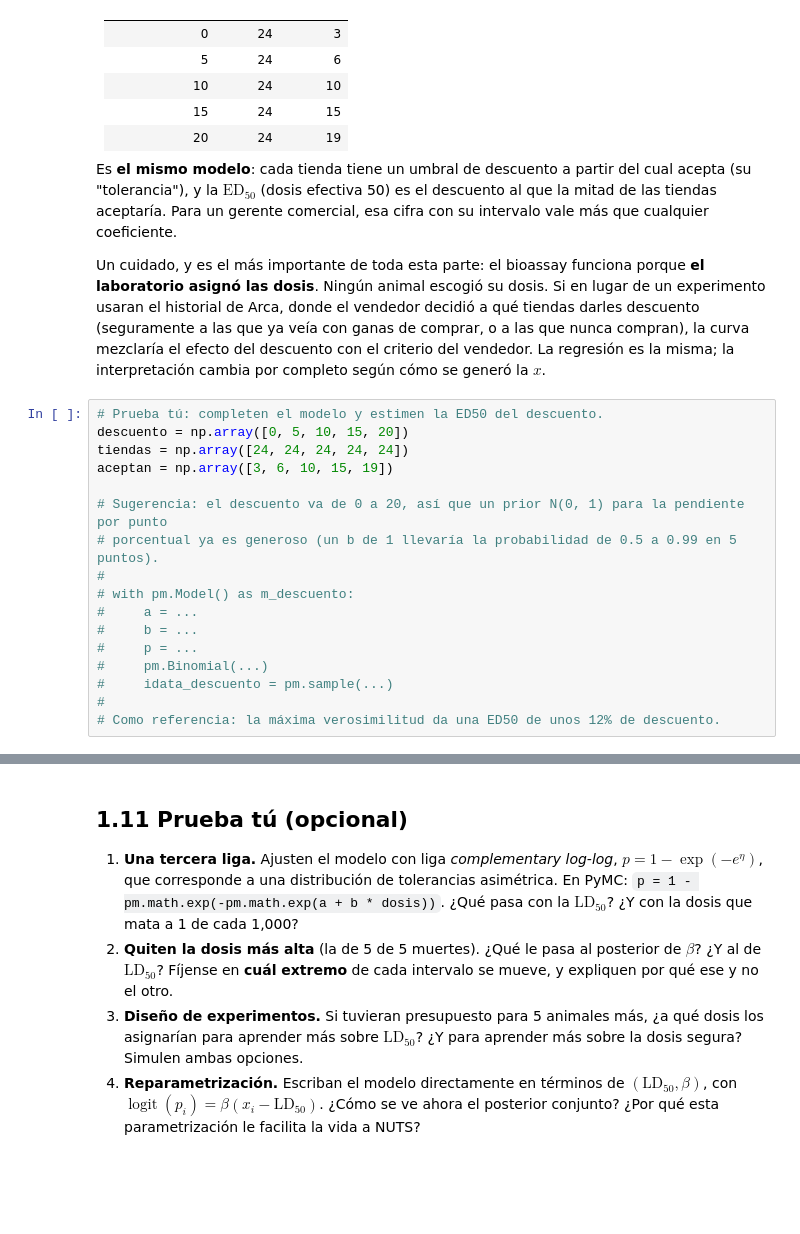
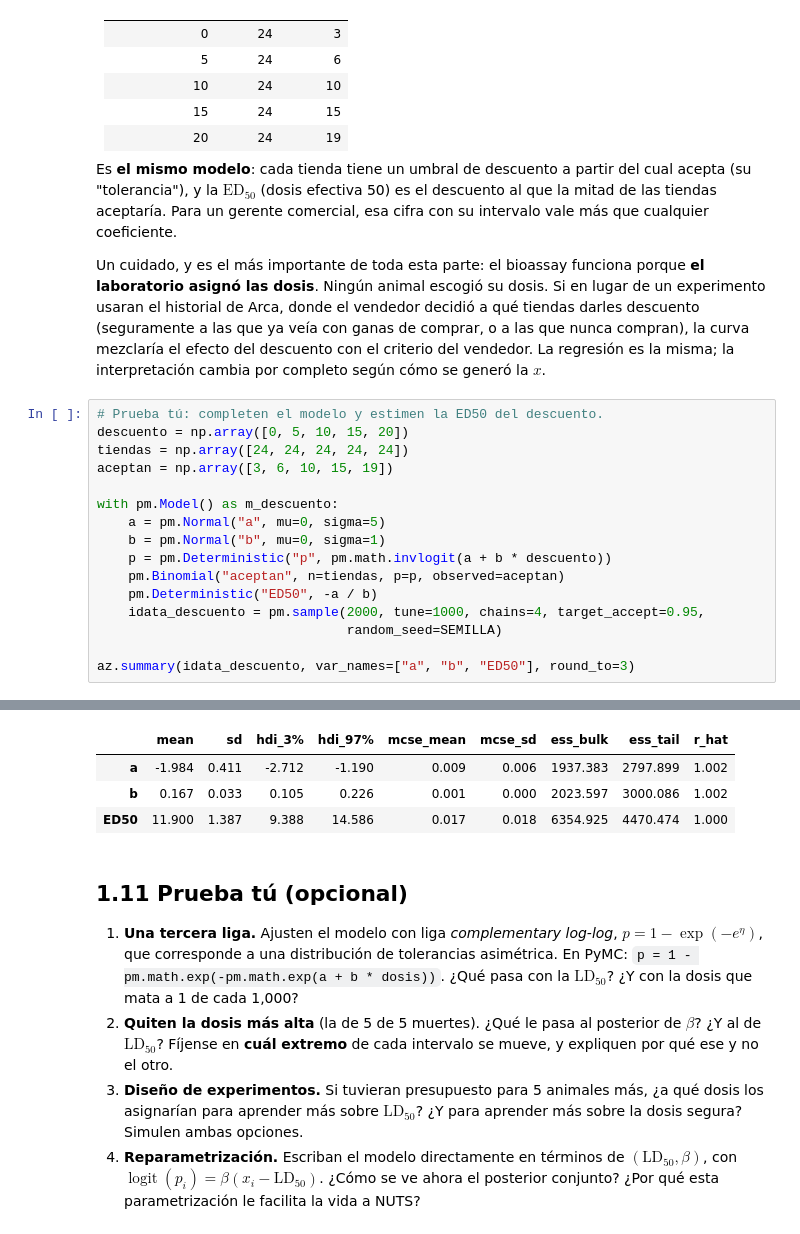
Before and after one commit to mirandaurban/tc3009c, a Jupyter notebook: Estadística/Tareas/TC3009C_GLMs.ipynb, the cells around one changed output, grey strips where cells are left out. Drawn from its saved outputs; the diff is of its cells as text; blank space fills up the shorter version.

```diff
--- a/Estadística/Tareas/TC3009C_GLMs.ipynb
+++ b/Estadística/Tareas/TC3009C_GLMs.ipynb
@@ -401,14 +405,14 @@ descuento = np.array([0, 5, 10, 15, 20])
 tiendas = np.array([24, 24, 24, 24, 24])
 aceptan = np.array([3, 6, 10, 15, 19])
 
-# Sugerencia: el descuento va de 0 a 20, así que un prior N(0, 1) para la pendiente por punto
-# porcentual ya es generoso (un b de 1 llevaría la probabilidad de 0.5 a 0.99 en 5 puntos).
-#
-# with pm.Model() as m_descuento:
-#     a = ...
-#     b = ...
-#     p = ...
-#     pm.Binomial(...)
-#     idata_descuento = pm.sample(...)
-#
-# Como referencia: la máxima verosimilitud da una ED50 de unos 12% de descuento.
+with pm.Model() as m_descuento:
+    a = pm.Normal("a", mu=0, sigma=5)
+    b = pm.Normal("b", mu=0, sigma=1)
+    p = pm.Deterministic("p", pm.math.invlogit(a + b * descuento))
+    pm.Binomial("aceptan", n=tiendas, p=p, observed=aceptan)
+    pm.Deterministic("ED50", -a / b)
+    idata_descuento = pm.sample(2000, tune=1000, chains=4, target_accept=0.95,
+                                random_seed=SEMILLA)
+
+az.summary(idata_descuento, var_names=["a", "b", "ED50"], round_to=3)
+# %% [output]
@@ -415,3 +421,7 @@ aceptan = np.array([3, 6, 10, 15, 19])
+|  | mean | sd | hdi_3% | hdi_97% | mcse_mean | mcse_sd | ess_bulk | ess_tail | r_hat |
+| a | -1.984 | 0.411 | -2.712 | -1.190 | 0.009 | 0.006 | 1937.383 | 2797.899 | 1.002 |
+| b | 0.167 | 0.033 | 0.105 | 0.226 | 0.001 | 0.000 | 2023.597 | 3000.086 | 1.002 |
+| ED50 | 11.900 | 1.387 | 9.388 | 14.586 | 0.017 | 0.018 | 6354.925 | 4470.474 | 1.000 |
 # %% [markdown]
 ## 1.11 Prueba tú (opcional)
 
```
Also changed, not shown: parts of 3 cells of this notebook.
